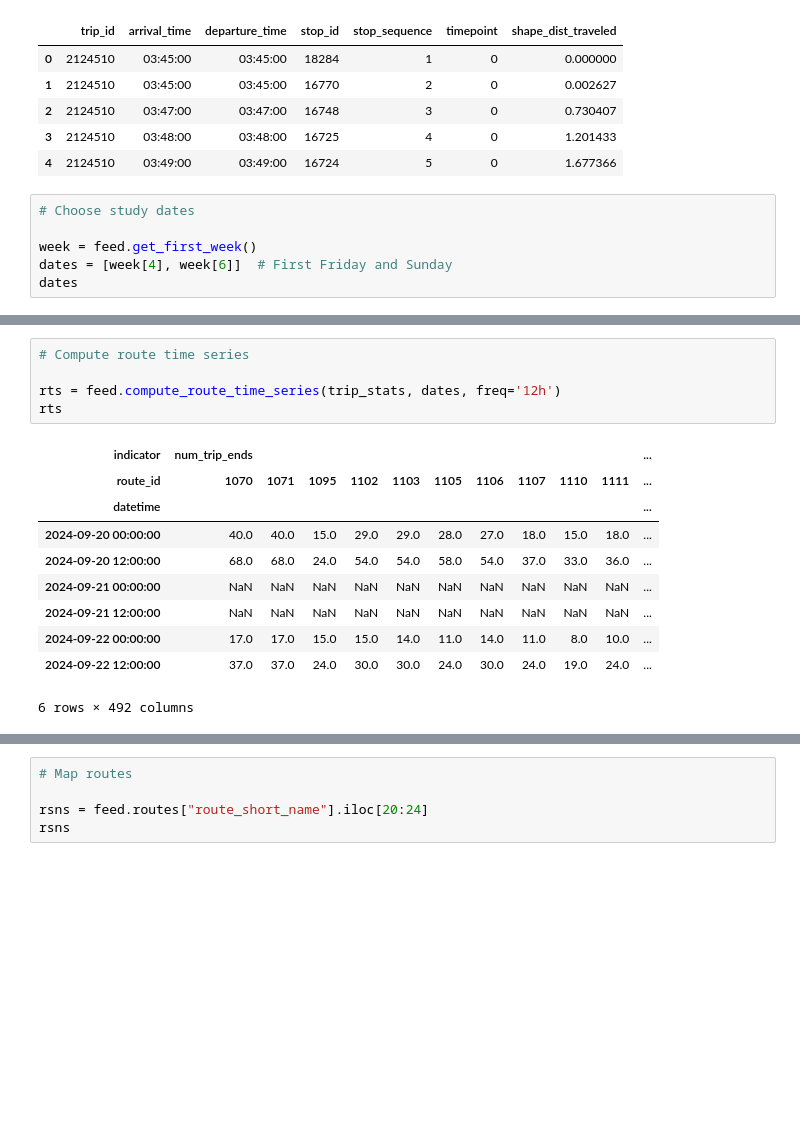
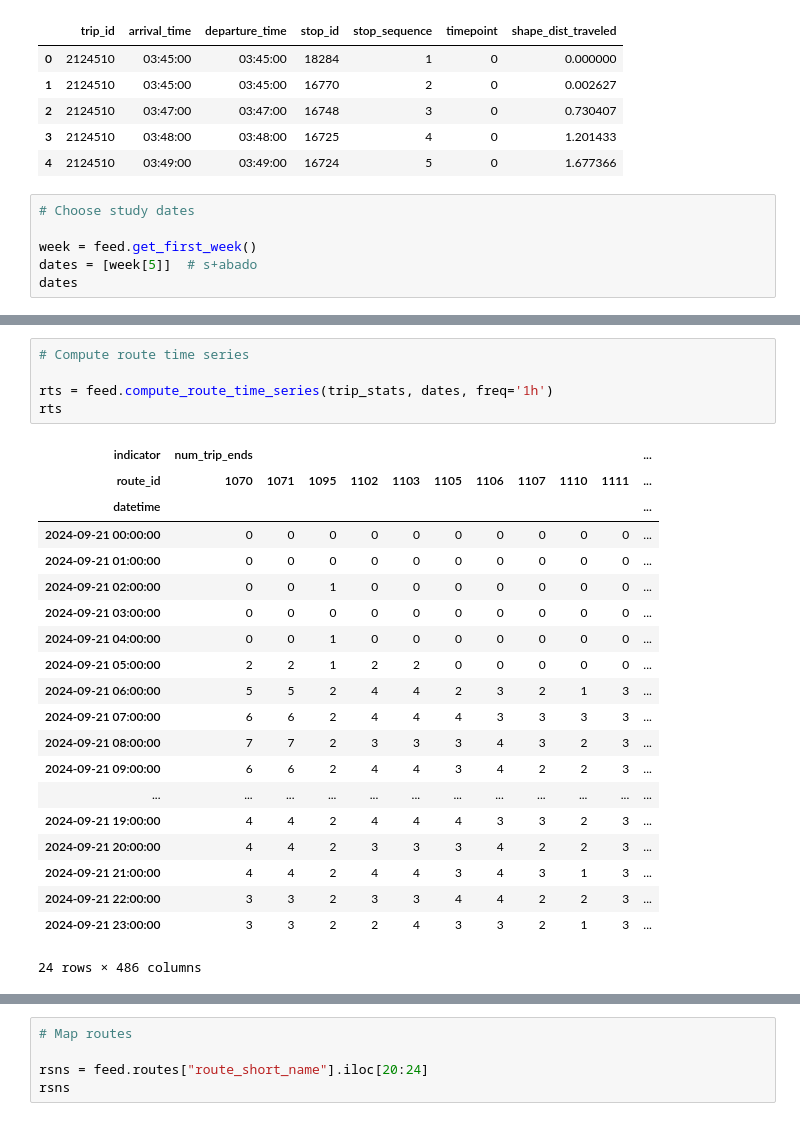
Before and after one commit to sergioisla/hackanalisis, a Jupyter notebook: notebooks/gtfs_merida.ipynb, the cells around one changed output, grey strips where cells are left out. Drawn from its saved outputs; the diff is of its cells as text; blank space fills up the shorter version.

```diff
--- a/notebooks/gtfs_merida.ipynb
+++ b/notebooks/gtfs_merida.ipynb
@@ -110,6 +110,6 @@ feed.stop_times.head()
 # Choose study dates
 
 week = feed.get_first_week()
-dates = [week[4], week[6]]  # First Friday and Sunday
+dates = [week[5]]  # s+abado
 dates
 # %% [output]
@@ -164,19 +163,29 @@ feed_stats
 # %%
 # Compute route time series
 
-rts = feed.compute_route_time_series(trip_stats, dates, freq='12h')
+rts = feed.compute_route_time_series(trip_stats, dates, freq='1h')
 rts
 # %% [output]
 | indicator | num_trip_ends |  |  |  |  |  |  |  |  |  | ... |
 | route_id | 1070 | 1071 | 1095 | 1102 | 1103 | 1105 | 1106 | 1107 | 1110 | 1111 | ... |
 | datetime |  |  |  |  |  |  |  |  |  |  | ... |
-| 2024-09-20 00:00:00 | 40.0 | 40.0 | 15.0 | 29.0 | 29.0 | 28.0 | 27.0 | 18.0 | 15.0 | 18.0 | ... |
-| 2024-09-20 12:00:00 | 68.0 | 68.0 | 24.0 | 54.0 | 54.0 | 58.0 | 54.0 | 37.0 | 33.0 | 36.0 | ... |
-| 2024-09-21 00:00:00 | NaN | NaN | NaN | NaN | NaN | NaN | NaN | NaN | NaN | NaN | ... |
-| 2024-09-21 12:00:00 | NaN | NaN | NaN | NaN | NaN | NaN | NaN | NaN | NaN | NaN | ... |
-| 2024-09-22 00:00:00 | 17.0 | 17.0 | 15.0 | 15.0 | 14.0 | 11.0 | 14.0 | 11.0 | 8.0 | 10.0 | ... |
-| 2024-09-22 12:00:00 | 37.0 | 37.0 | 24.0 | 30.0 | 30.0 | 24.0 | 30.0 | 24.0 | 19.0 | 24.0 | ... |
+| 2024-09-21 00:00:00 | 0 | 0 | 0 | 0 | 0 | 0 | 0 | 0 | 0 | 0 | ... |
+| 2024-09-21 01:00:00 | 0 | 0 | 0 | 0 | 0 | 0 | 0 | 0 | 0 | 0 | ... |
+| 2024-09-21 02:00:00 | 0 | 0 | 1 | 0 | 0 | 0 | 0 | 0 | 0 | 0 | ... |
+| 2024-09-21 03:00:00 | 0 | 0 | 0 | 0 | 0 | 0 | 0 | 0 | 0 | 0 | ... |
+| 2024-09-21 04:00:00 | 0 | 0 | 1 | 0 | 0 | 0 | 0 | 0 | 0 | 0 | ... |
+| 2024-09-21 05:00:00 | 2 | 2 | 1 | 2 | 2 | 0 | 0 | 0 | 0 | 0 | ... |
+| 2024-09-21 06:00:00 | 5 | 5 | 2 | 4 | 4 | 2 | 3 | 2 | 1 | 3 | ... |
+| 2024-09-21 07:00:00 | 6 | 6 | 2 | 4 | 4 | 4 | 3 | 3 | 3 | 3 | ... |
+| 2024-09-21 08:00:00 | 7 | 7 | 2 | 3 | 3 | 3 | 4 | 3 | 2 | 3 | ... |
+| 2024-09-21 09:00:00 | 6 | 6 | 2 | 4 | 4 | 3 | 4 | 2 | 2 | 3 | ... |
+| ... | ... | ... | ... | ... | ... | ... | ... | ... | ... | ... | ... |
+| 2024-09-21 19:00:00 | 4 | 4 | 2 | 4 | 4 | 4 | 3 | 3 | 2 | 3 | ... |
+| 2024-09-21 20:00:00 | 4 | 4 | 2 | 3 | 3 | 3 | 4 | 2 | 2 | 3 | ... |
+| 2024-09-21 21:00:00 | 4 | 4 | 2 | 4 | 4 | 3 | 4 | 3 | 1 | 3 | ... |
+| 2024-09-21 22:00:00 | 3 | 3 | 2 | 3 | 3 | 4 | 4 | 2 | 2 | 3 | ... |
+| 2024-09-21 23:00:00 | 3 | 3 | 2 | 2 | 4 | 3 | 3 | 2 | 1 | 3 | ... |
-6 rows × 492 columns
+24 rows × 486 columns
 # %%
 # Slice time series
 
```
Also changed, not shown: parts of 8 cells of this notebook, 1 other file.
